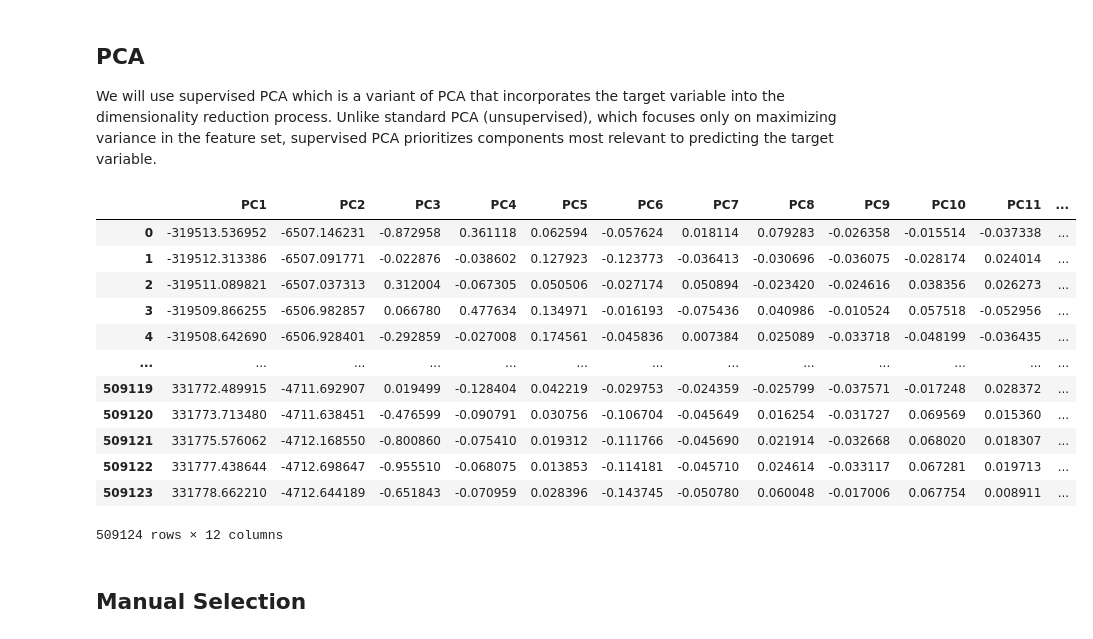
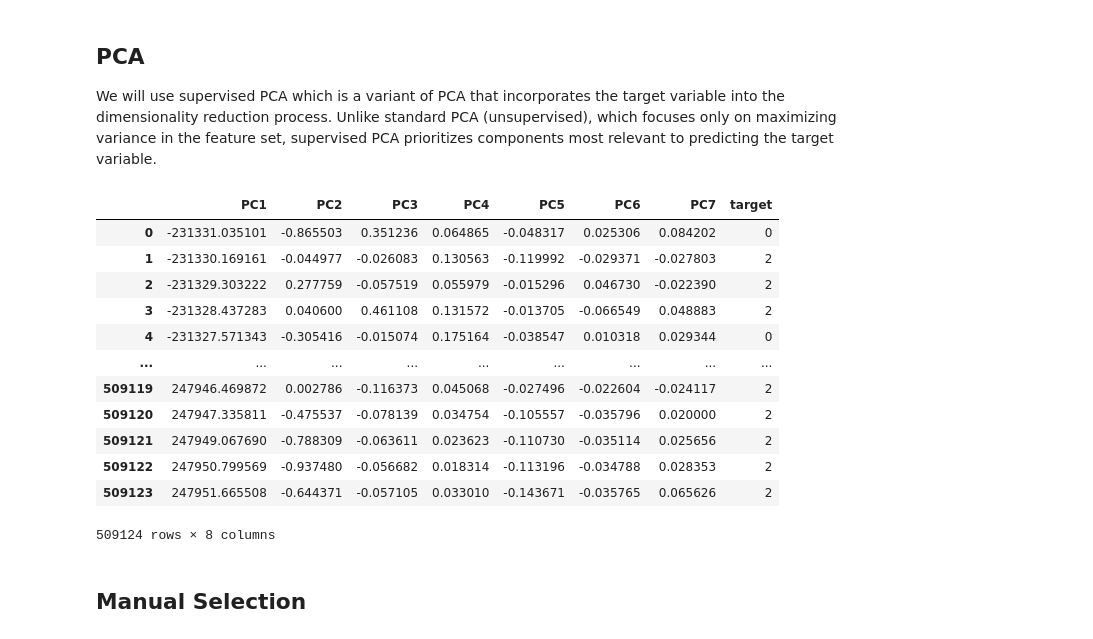
Before and after one commit to Sinda271/GestationalDiabetesPrediction, a Jupyter notebook: GDP-ML/fs_manual_pca_without_da.ipynb, the cells around one changed output. Saved outputs shown, nothing was run; the diff lists cells and outputs as text; code cells hidden in the pictures.

```diff
--- a/GDP-ML/fs_manual_pca_without_da.ipynb
+++ b/GDP-ML/fs_manual_pca_without_da.ipynb
@@ -9,6 +12,6 @@ from sklearn.feature_selection import mutual_info_classif
 # %%
 # Load dataset
-df = pd.read_csv(f'./processed_datasets/dataset_preprocessed.csv')
+df = pd.read_csv(f'./processed_datasets/dataset_preprocessed_{data_aug}.csv')
 # View the first 10 rows
 df.head(10)
 # %% [output]
@@ -292,30 +276,30 @@ class SupervisedPCA:
 # %%
 # Split the dataset into features and target
 X = df.drop('Diabetes_012', axis=1)
 y = df['Diabetes_012']
 
 # Usage of Supervised PCA
-n_components = 11
+n_components = 7
 supervised_pca = SupervisedPCA(n_components=n_components)
 X_pca_supervised = supervised_pca.fit_transform(X, y)
 
 # Create the dataset that contains the selected features using supervised PCA
 df_pca = pd.DataFrame(X_pca_supervised, columns=[f'PC{i}' for i in range(1, n_components + 1)])
-df_pca['Diabetes_012'] = y
+df_pca['target'] = y
 df_pca
 # %% [output]
-|  | PC1 | PC2 | PC3 | PC4 | PC5 | PC6 | PC7 | PC8 | PC9 | PC10 | PC11 | ... |
-| 0 | -319513.536952 | -6507.146231 | -0.872958 | 0.361118 | 0.062594 | -0.057624 | 0.018114 | 0.079283 | -0.026358 | -0.015514 | -0.037338 | ... |
-| 1 | -319512.313386 | -6507.091771 | -0.022876 | -0.038602 | 0.127923 | -0.123773 | -0.036413 | -0.030696 | -0.036075 | -0.028174 | 0.024014 | ... |
-| 2 | -319511.089821 | -6507.037313 | 0.312004 | -0.067305 | 0.050506 | -0.027174 | 0.050894 | -0.023420 | -0.024616 | 0.038356 | 0.026273 | ... |
-| 3 | -319509.866255 | -6506.982857 | 0.066780 | 0.477634 | 0.134971 | -0.016193 | -0.075436 | 0.040986 | -0.010524 | 0.057518 | -0.052956 | ... |
-| 4 | -319508.642690 | -6506.928401 | -0.292859 | -0.027008 | 0.174561 | -0.045836 | 0.007384 | 0.025089 | -0.033718 | -0.048199 | -0.036435 | ... |
-| ... | ... | ... | ... | ... | ... | ... | ... | ... | ... | ... | ... | ... |
-| 509119 | 331772.489915 | -4711.692907 | 0.019499 | -0.128404 | 0.042219 | -0.029753 | -0.024359 | -0.025799 | -0.037571 | -0.017248 | 0.028372 | ... |
-| 509120 | 331773.713480 | -4711.638451 | -0.476599 | -0.090791 | 0.030756 | -0.106704 | -0.045649 | 0.016254 | -0.031727 | 0.069569 | 0.015360 | ... |
-| 509121 | 331775.576062 | -4712.168550 | -0.800860 | -0.075410 | 0.019312 | -0.111766 | -0.045690 | 0.021914 | -0.032668 | 0.068020 | 0.018307 | ... |
-| 509122 | 331777.438644 | -4712.698647 | -0.955510 | -0.068075 | 0.013853 | -0.114181 | -0.045710 | 0.024614 | -0.033117 | 0.067281 | 0.019713 | ... |
-| 509123 | 331778.662210 | -4712.644189 | -0.651843 | -0.070959 | 0.028396 | -0.143745 | -0.050780 | 0.060048 | -0.017006 | 0.067754 | 0.008911 | ... |
+|  | PC1 | PC2 | PC3 | PC4 | PC5 | PC6 | PC7 | target |
+| 0 | -231331.035101 | -0.865503 | 0.351236 | 0.064865 | -0.048317 | 0.025306 | 0.084202 | 0 |
+| 1 | -231330.169161 | -0.044977 | -0.026083 | 0.130563 | -0.119992 | -0.029371 | -0.027803 | 2 |
+| 2 | -231329.303222 | 0.277759 | -0.057519 | 0.055979 | -0.015296 | 0.046730 | -0.022390 | 2 |
+| 3 | -231328.437283 | 0.040600 | 0.461108 | 0.131572 | -0.013705 | -0.066549 | 0.048883 | 2 |
+| 4 | -231327.571343 | -0.305416 | -0.015074 | 0.175164 | -0.038547 | 0.010318 | 0.029344 | 0 |
+| ... | ... | ... | ... | ... | ... | ... | ... | ... |
+| 509119 | 247946.469872 | 0.002786 | -0.116373 | 0.045068 | -0.027496 | -0.022604 | -0.024117 | 2 |
+| 509120 | 247947.335811 | -0.475537 | -0.078139 | 0.034754 | -0.105557 | -0.035796 | 0.020000 | 2 |
+| 509121 | 247949.067690 | -0.788309 | -0.063611 | 0.023623 | -0.110730 | -0.035114 | 0.025656 | 2 |
+| 509122 | 247950.799569 | -0.937480 | -0.056682 | 0.018314 | -0.113196 | -0.034788 | 0.028353 | 2 |
+| 509123 | 247951.665508 | -0.644371 | -0.057105 | 0.033010 | -0.143671 | -0.035765 | 0.065626 | 2 |
-509124 rows × 12 columns
+509124 rows × 8 columns
 # %%
 # Save PCA dataset
```
Also changed, not shown: parts of 15 cells of this notebook, 2 other files.
